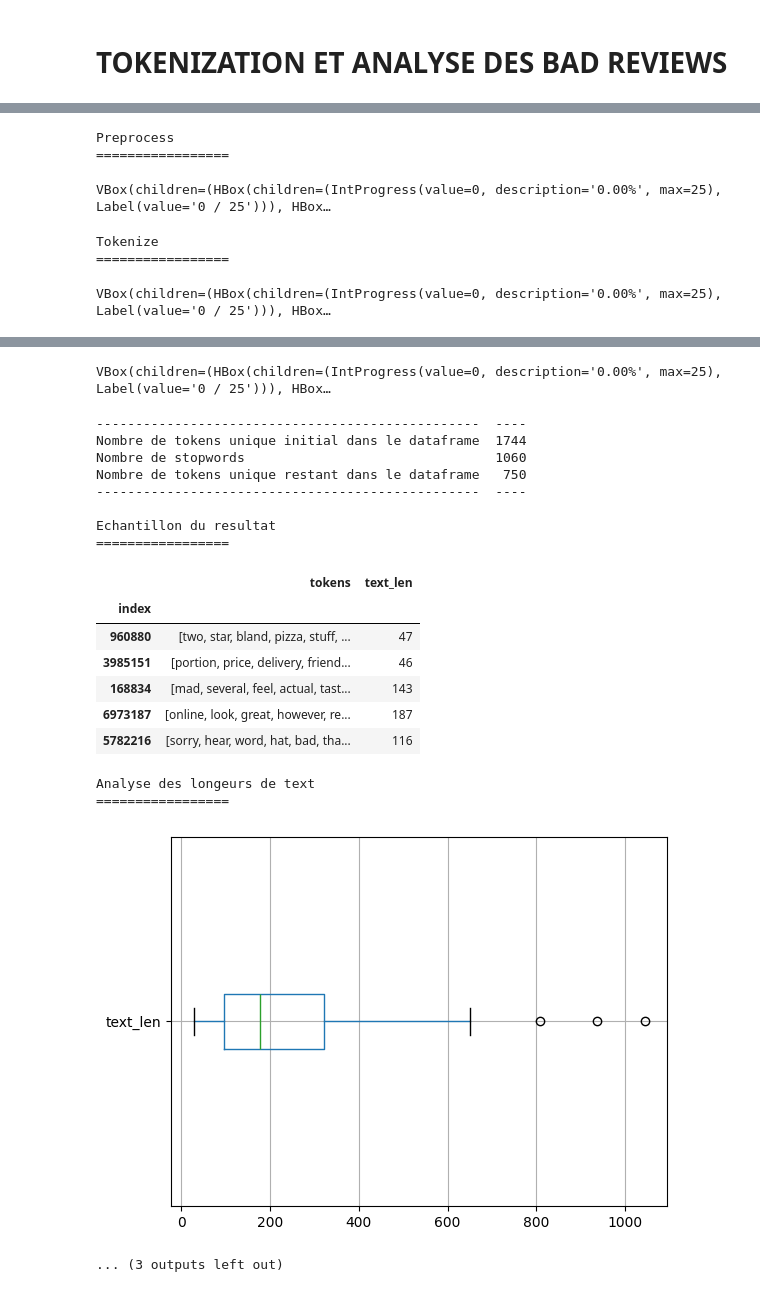
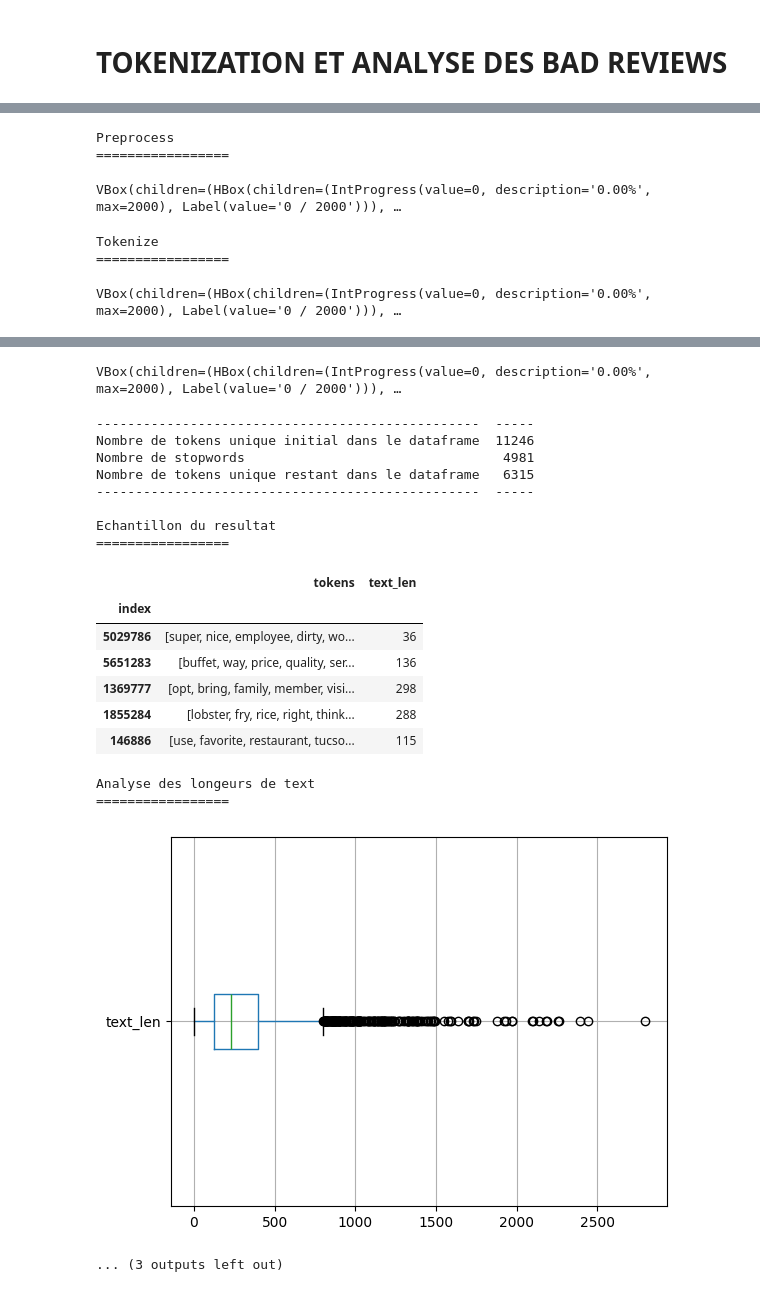
Before and after one commit to CODEheures/oc-ingenieur-ia, a Jupyter notebook: p6/projet/preprocess_text.ipynb, the cells around one changed output, grey strips where cells are left out. Cells and saved outputs as stored; diff of their text form; code cells hidden in the pictures.

```diff
--- a/p6/projet/preprocess_text.ipynb
+++ b/p6/projet/preprocess_text.ipynb
@@ -498,9 +498,9 @@ def find_topics(reviews_file, drop_words_frequency_under = 4, drop_most_frequent
 topics = find_topics(reviews_file=bad_reviews_file,
                      drop_words_frequency_under=2,
                      drop_most_frequent_words=20,
-                     n_topics=10,
-                     n_topic_top_words=10,
-                     sample_size = 100,
+                     n_topics=5,
+                     n_topic_top_words=5,
+                     sample_size = 4000,
                      verbose=3)
 # %% [output]
 Chargement du dataset
@@ -517,9 +517,9 @@ Il y a 971671 enregistrements
 Preprocess
 =================
-VBox(children=(HBox(children=(IntProgress(value=0, description='0.00%', max=25), Label(value='0 / 25'))), HBox…
+VBox(children=(HBox(children=(IntProgress(value=0, description='0.00%', max=2000), Label(value='0 / 2000'))), …
 Tokenize
 =================
-VBox(children=(HBox(children=(IntProgress(value=0, description='0.00%', max=25), Label(value='0 / 25'))), HBox…
+VBox(children=(HBox(children=(IntProgress(value=0, description='0.00%', max=2000), Label(value='0 / 2000'))), …
 Suppression par fréquence
 =================
   - 20 mots les plus fréquents
@@ -540,21 +540,21 @@ ask                          29
-VBox(children=(HBox(children=(IntProgress(value=0, description='0.00%', max=25), Label(value='0 / 25'))), HBox…
+VBox(children=(HBox(children=(IntProgress(value=0, description='0.00%', max=2000), Label(value='0 / 2000'))), …
--------------------------------------------------  ----
-Nombre de tokens unique initial dans le dataframe  1744
-Nombre de stopwords                                1060
-Nombre de tokens unique restant dans le dataframe   750
--------------------------------------------------  ----
+-------------------------------------------------  -----
+Nombre de tokens unique initial dans le dataframe  11246
+Nombre de stopwords                                 4981
+Nombre de tokens unique restant dans le dataframe   6315
+-------------------------------------------------  -----
 
 Echantillon du resultat
 =================
 |  | tokens | text_len |
 | index |  |  |
-| 960880 | [two, star, bland, pizza, stuff, ... | 47 |
-| 3985151 | [portion, price, delivery, friend... | 46 |
-| 168834 | [mad, several, feel, actual, tast... | 143 |
-| 6973187 | [online, look, great, however, re... | 187 |
-| 5782216 | [sorry, hear, word, hat, bad, tha... | 116 |
+| 5029786 | [super, nice, employee, dirty, wo... | 36 |
+| 5651283 | [buffet, way, price, quality, ser... | 136 |
+| 1369777 | [opt, bring, family, member, visi... | 298 |
+| 1855284 | [lobster, fry, rice, right, think... | 288 |
+| 146886 | [use, favorite, restaurant, tucso... | 115 |
 Analyse des longeurs de text
 =================
-[figure, old version]
+[figure, new version]
 ... (3 outputs left out)
 # %%
```
Also changed, not shown: parts of 7 cells of this notebook.
